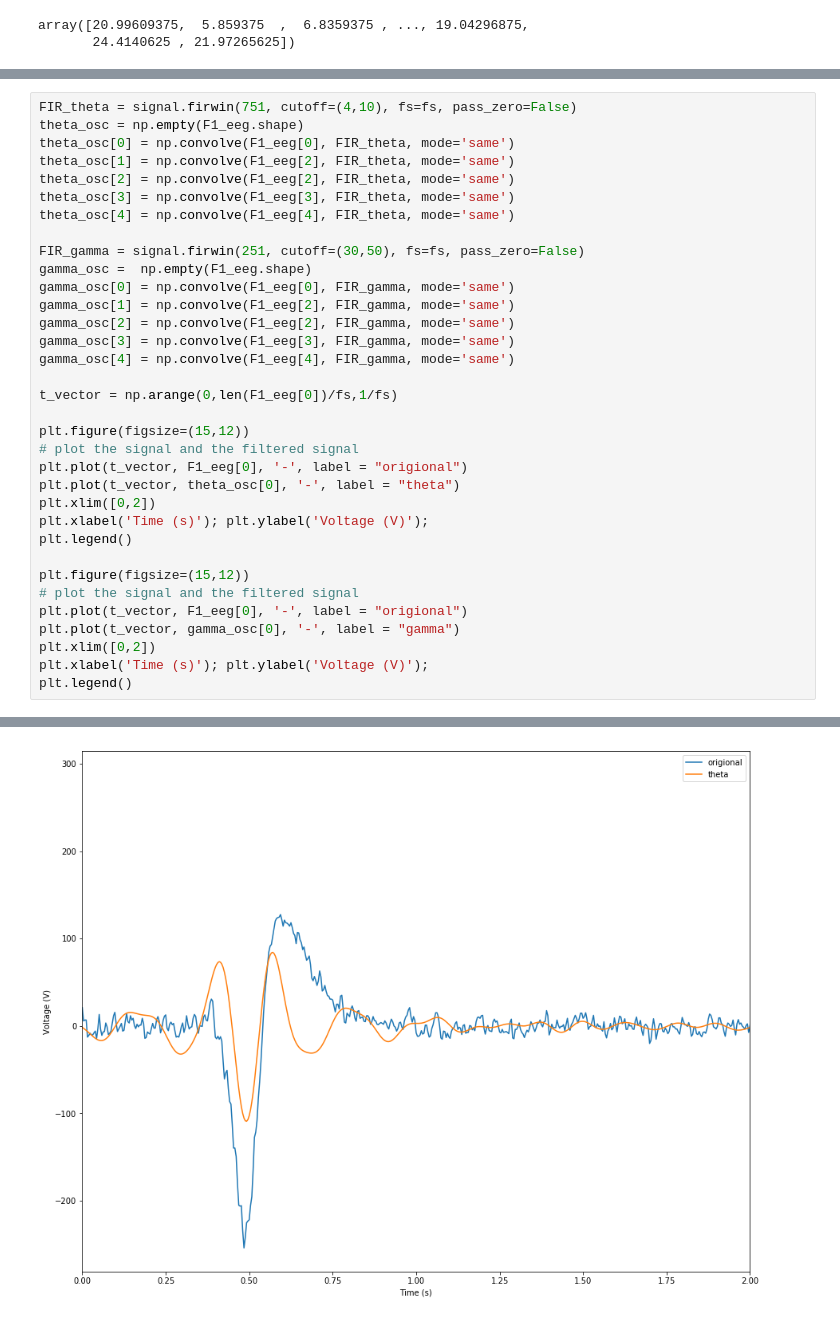
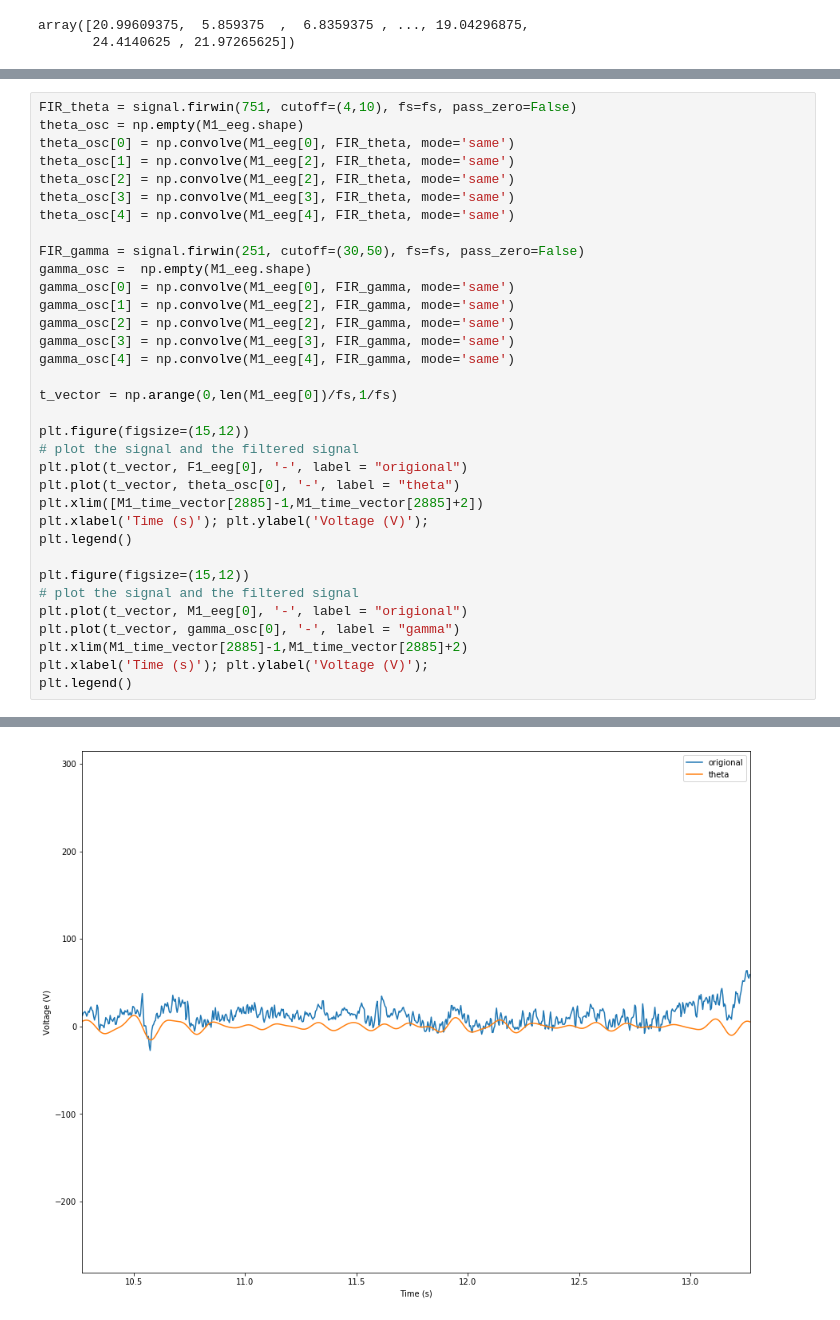
Before and after one commit to TamuzHod/Neural-_signal_processing_final_project, a Jupyter notebook: ProcessEEG.ipynb, the cells around one changed output, grey strips where cells are left out. Drawn from its saved outputs; the diff is of its cells as text.

```diff
--- a/ProcessEEG.ipynb
+++ b/ProcessEEG.ipynb
@@ -101,37 +138,37 @@ array([0.00000000e+00, 4.68750000e-02, 9.37500000e-02, ...,
 # %%
 FIR_theta = signal.firwin(751, cutoff=(4,10), fs=fs, pass_zero=False)
-theta_osc = np.empty(F1_eeg.shape)
-theta_osc[0] = np.convolve(F1_eeg[0], FIR_theta, mode='same')
-theta_osc[1] = np.convolve(F1_eeg[2], FIR_theta, mode='same')
-theta_osc[2] = np.convolve(F1_eeg[2], FIR_theta, mode='same')
-theta_osc[3] = np.convolve(F1_eeg[3], FIR_theta, mode='same')
-theta_osc[4] = np.convolve(F1_eeg[4], FIR_theta, mode='same')
+theta_osc = np.empty(M1_eeg.shape)
+theta_osc[0] = np.convolve(M1_eeg[0], FIR_theta, mode='same')
+theta_osc[1] = np.convolve(M1_eeg[2], FIR_theta, mode='same')
+theta_osc[2] = np.convolve(M1_eeg[2], FIR_theta, mode='same')
+theta_osc[3] = np.convolve(M1_eeg[3], FIR_theta, mode='same')
+theta_osc[4] = np.convolve(M1_eeg[4], FIR_theta, mode='same')
 
 FIR_gamma = signal.firwin(251, cutoff=(30,50), fs=fs, pass_zero=False)
-gamma_osc =  np.empty(F1_eeg.shape)
-gamma_osc[0] = np.convolve(F1_eeg[0], FIR_gamma, mode='same')
-gamma_osc[1] = np.convolve(F1_eeg[2], FIR_gamma, mode='same')
-gamma_osc[2] = np.convolve(F1_eeg[2], FIR_gamma, mode='same')
-gamma_osc[3] = np.convolve(F1_eeg[3], FIR_gamma, mode='same')
-gamma_osc[4] = np.convolve(F1_eeg[4], FIR_gamma, mode='same')
+gamma_osc =  np.empty(M1_eeg.shape)
+gamma_osc[0] = np.convolve(M1_eeg[0], FIR_gamma, mode='same')
+gamma_osc[1] = np.convolve(M1_eeg[2], FIR_gamma, mode='same')
+gamma_osc[2] = np.convolve(M1_eeg[2], FIR_gamma, mode='same')
+gamma_osc[3] = np.convolve(M1_eeg[3], FIR_gamma, mode='same')
+gamma_osc[4] = np.convolve(M1_eeg[4], FIR_gamma, mode='same')
 
-t_vector = np.arange(0,len(F1_eeg[0])/fs,1/fs)
+t_vector = np.arange(0,len(M1_eeg[0])/fs,1/fs)
 
 plt.figure(figsize=(15,12))
 # plot the signal and the filtered signal
 plt.plot(t_vector, F1_eeg[0], '-', label = "origional")
 plt.plot(t_vector, theta_osc[0], '-', label = "theta")
-plt.xlim([0,2])
+plt.xlim([M1_time_vector[2885]-1,M1_time_vector[2885]+2])
 plt.xlabel('Time (s)'); plt.ylabel('Voltage (V)');
 plt.legend()
 
 plt.figure(figsize=(15,12))
 # plot the signal and the filtered signal
-plt.plot(t_vector, F1_eeg[0], '-', label = "origional")
+plt.plot(t_vector, M1_eeg[0], '-', label = "origional")
 plt.plot(t_vector, gamma_osc[0], '-', label = "gamma")
-plt.xlim([0,2])
+plt.xlim(M1_time_vector[2885]-1,M1_time_vector[2885]+2)
 plt.xlabel('Time (s)'); plt.ylabel('Voltage (V)');
 plt.legend()
 # %% [output]
 <matplotlib.legend.Legend at 0x...>
-[figure, old version]
+[figure, new version]
```
Also changed, not shown: parts of 18 cells of this notebook.
